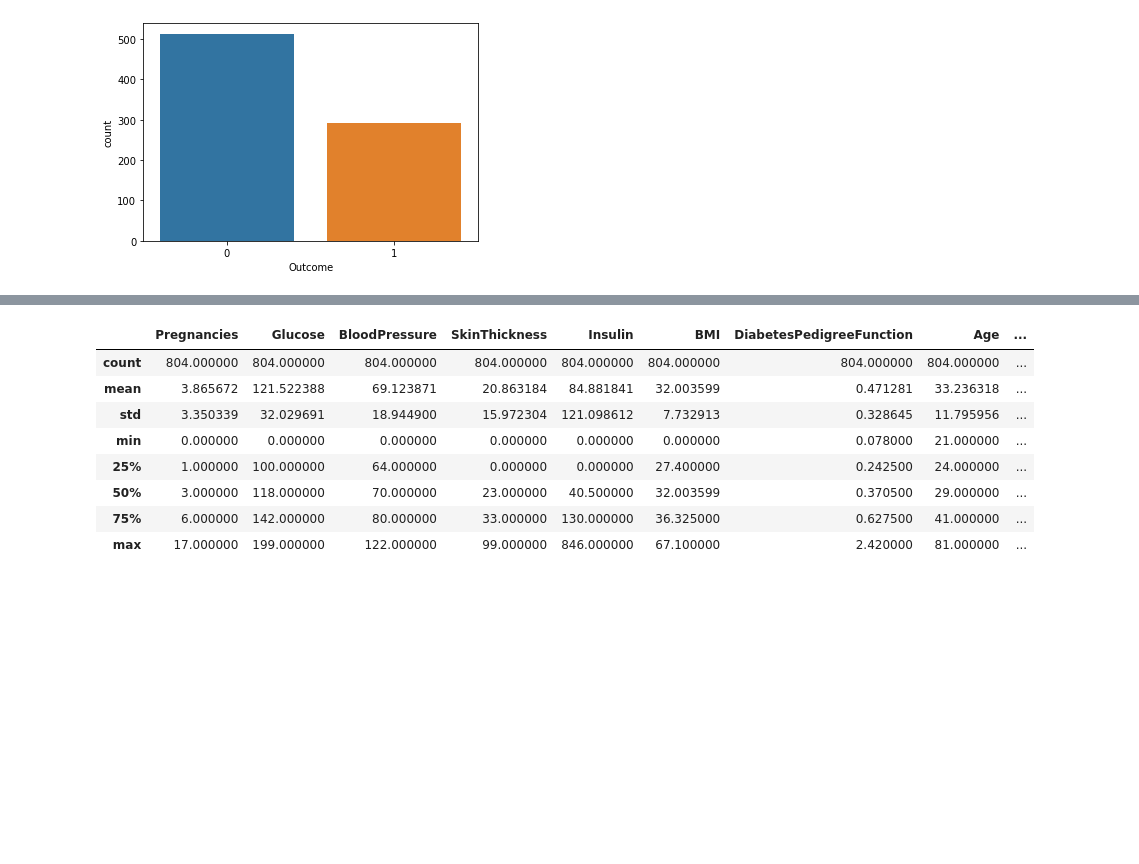
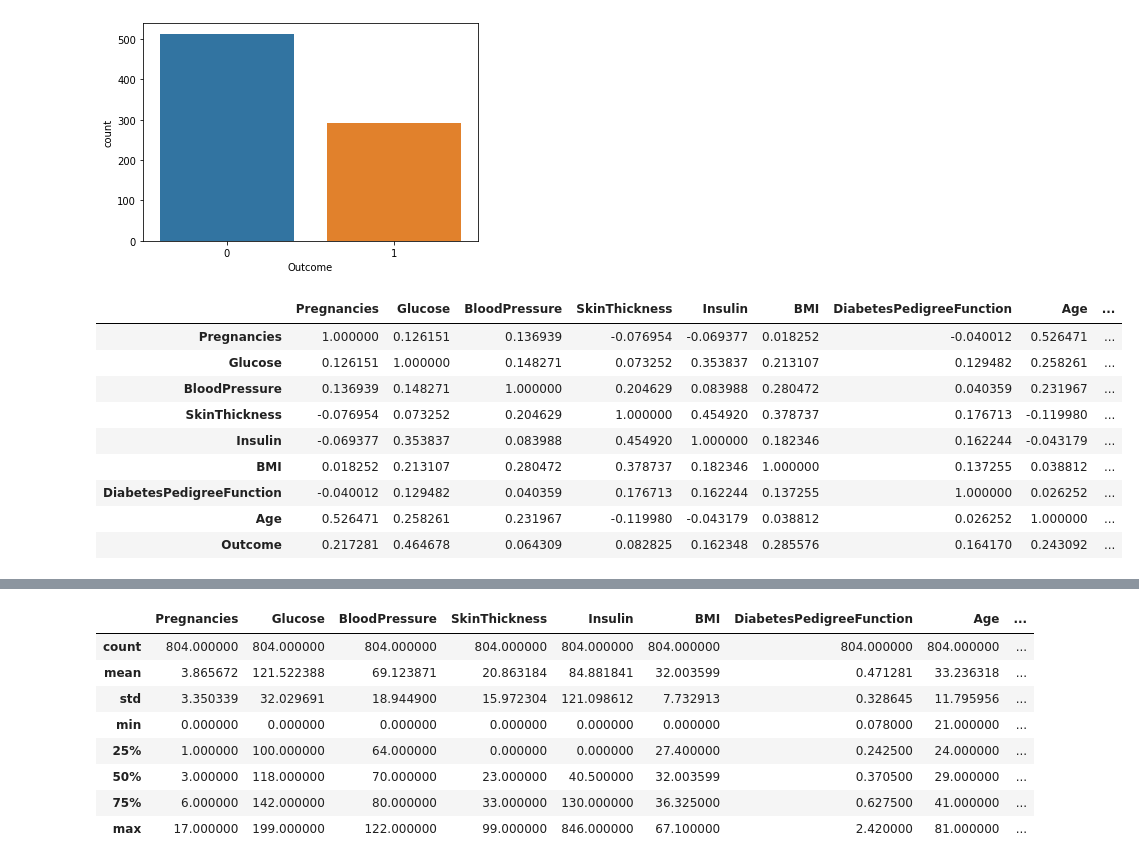
Before and after one commit to himashatw/ML_Assignment2_IT19016962_IT19136370_IT19131016_IT19753140, a Jupyter notebook: diabete.ipynb, the cells around one changed output, grey strips where cells are left out. Cells and saved outputs as stored; diff of their text form; code cells hidden in the pictures; blank space fills up the shorter version.

```diff
--- a/diabete.ipynb
+++ b/diabete.ipynb
@@ -164,3 +164,17 @@ sns.countplot(x='Outcome',data=finalDataset)
 # %% [output]
 <AxesSubplot:xlabel='Outcome', ylabel='count'>
 [figure]
+# %%
+#Core relation for the dataset
+finalDataset.corr()
+# %% [output]
+|  | Pregnancies | Glucose | BloodPressure | SkinThickness | Insulin | BMI | DiabetesPedigreeFunction | Age | ... |
+| Pregnancies | 1.000000 | 0.126151 | 0.136939 | -0.076954 | -0.069377 | 0.018252 | -0.040012 | 0.526471 | ... |
+| Glucose | 0.126151 | 1.000000 | 0.148271 | 0.073252 | 0.353837 | 0.213107 | 0.129482 | 0.258261 | ... |
+| BloodPressure | 0.136939 | 0.148271 | 1.000000 | 0.204629 | 0.083988 | 0.280472 | 0.040359 | 0.231967 | ... |
+| SkinThickness | -0.076954 | 0.073252 | 0.204629 | 1.000000 | 0.454920 | 0.378737 | 0.176713 | -0.119980 | ... |
+| Insulin | -0.069377 | 0.353837 | 0.083988 | 0.454920 | 1.000000 | 0.182346 | 0.162244 | -0.043179 | ... |
+| BMI | 0.018252 | 0.213107 | 0.280472 | 0.378737 | 0.182346 | 1.000000 | 0.137255 | 0.038812 | ... |
+| DiabetesPedigreeFunction | -0.040012 | 0.129482 | 0.040359 | 0.176713 | 0.162244 | 0.137255 | 1.000000 | 0.026252 | ... |
+| Age | 0.526471 | 0.258261 | 0.231967 | -0.119980 | -0.043179 | 0.038812 | 0.026252 | 1.000000 | ... |
+| Outcome | 0.217281 | 0.464678 | 0.064309 | 0.082825 | 0.162348 | 0.285576 | 0.164170 | 0.243092 | ... |
```
Also changed, not shown: parts of 8 cells of this notebook.
